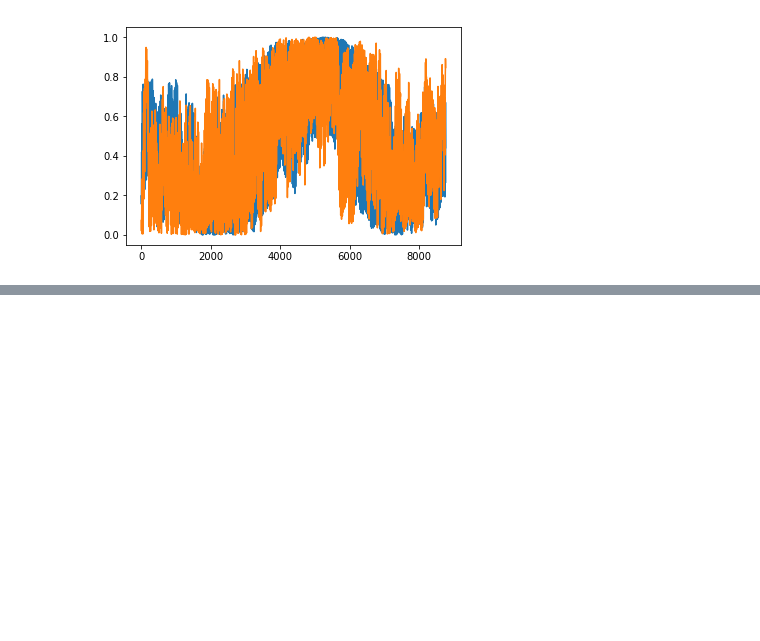
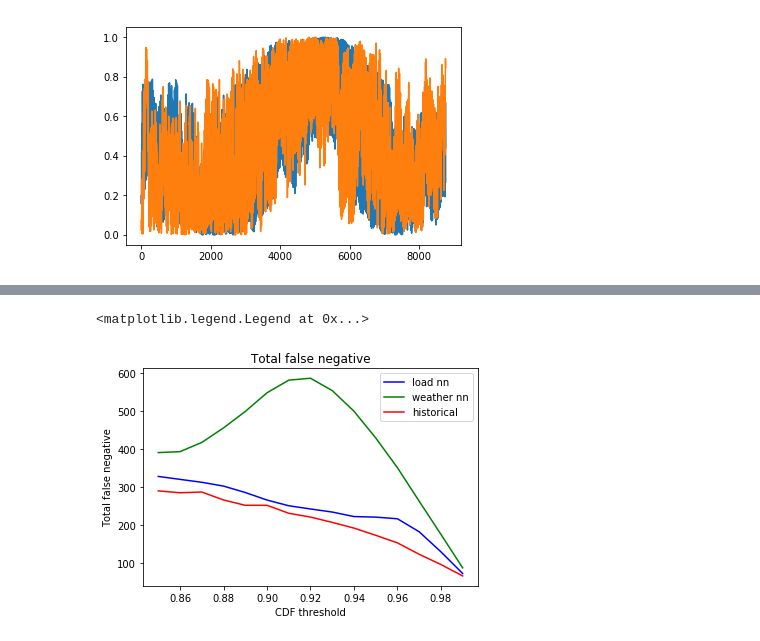
Before and after one commit to cpatdowling/peakload, a Jupyter notebook: notebooks/historical_avg_model.ipynb, the cells around one changed output, grey strips where cells are left out. Saved outputs shown, nothing was run; the diff lists cells and outputs as text; code cells hidden in the pictures; blank space fills up the shorter version.

```diff
--- a/notebooks/historical_avg_model.ipynb
+++ b/notebooks/historical_avg_model.ipynb
@@ -362,0 +382,11 @@ out_prec
+# %%
+plt.plot(thresh_losses, lnout_raw_false_neg*365, color="blue", label="load nn")
+plt.plot(thresh_losses, wnout_raw_false_neg*365, color="green", label="weather nn")
+plt.plot(thresh_losses, out_raw_false_neg, color="red", label="historical")
+plt.title("Total false negative")
+plt.xlabel("CDF threshold")
+plt.ylabel("Total false negative")
+plt.legend()
+# %% [output]
+<matplotlib.legend.Legend at 0x...>
+[figure, added]
```
Also changed, not shown: parts of 59 cells of this notebook, 58 other files.
